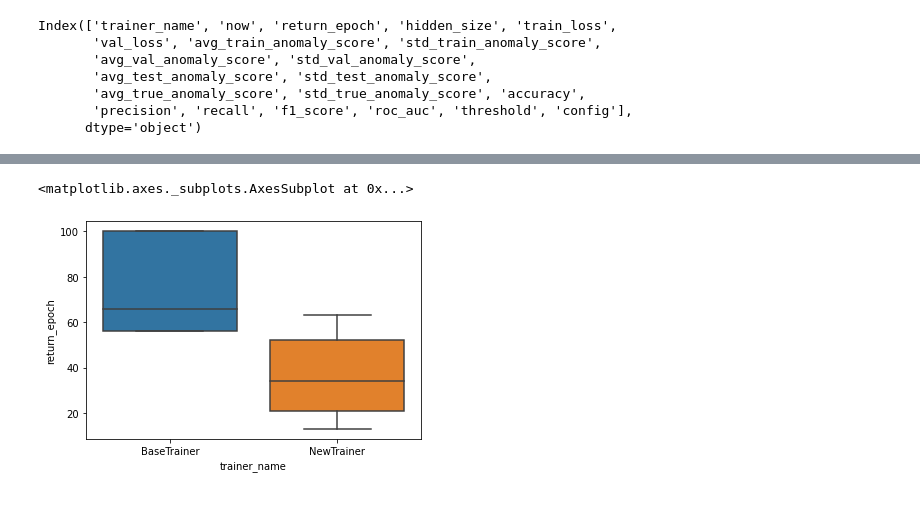
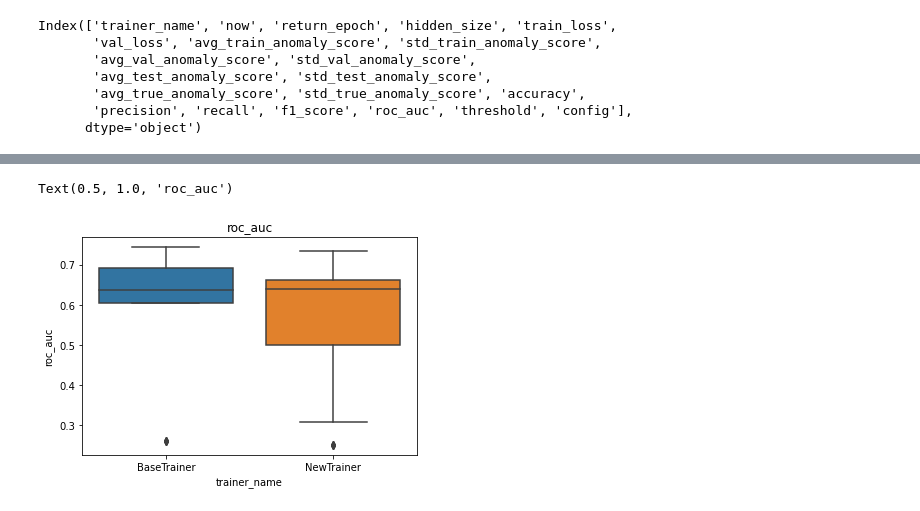
Before and after one commit to minsoo9506/my-paper, a Jupyter notebook: results_analysis.ipynb, the cells around one changed output, grey strips where cells are left out. Cells and saved outputs as stored; diff of their text form; code cells hidden in the pictures.

```diff
--- a/results_analysis.ipynb
+++ b/results_analysis.ipynb
@@ -4,0 +5,6 @@ result_001 = pd.read_csv('run_results/result_001_UCR_Anomaly_DISTORTED1sddb40_35
+# %%
+import os
+
+path = './run_results/'
+file_list = os.listdir(path)
+file_list_py = [file for file in file_list if file.endswith('.csv')]
@@ -4,0 +78,7 @@ result_001 = pd.read_csv('run_results/result_001_UCR_Anomaly_DISTORTED1sddb40_35
+# %%
+df = pd.DataFrame()
+for i in file_list_py:
+    data = pd.read_csv(path + i)
+    df = pd.concat([df,data])
+
+df = df.reset_index(drop = True)
@@ -37,0 +99,4 @@ import matplotlib.pyplot as plt
+# %%
+df_hidden2 = df.loc[df['hidden_size'] == 2, :].reset_index(drop=True)
+df_hidden4 = df.loc[df['hidden_size'] == 4, :].reset_index(drop=True)
+df_hidden8 = df.loc[df['hidden_size'] == 8, :].reset_index(drop=True)
@@ -48,5 +147,6 @@ Index(['trainer_name', 'now', 'return_epoch', 'hidden_size', 'train_loss',
 # %%
-sns.boxplot(data=result_001, y='return_epoch', x='trainer_name')
+sns.boxplot(data=df_hidden2, y='roc_auc', x='trainer_name')
+plt.title('roc_auc')
 # %% [output]
-<matplotlib.axes._subplots.AxesSubplot at 0x...>
+Text(0.5, 1.0, 'roc_auc')
-[figure, old version]
+[figure, new version]
```
Also changed, not shown: parts of 19 cells of this notebook.
